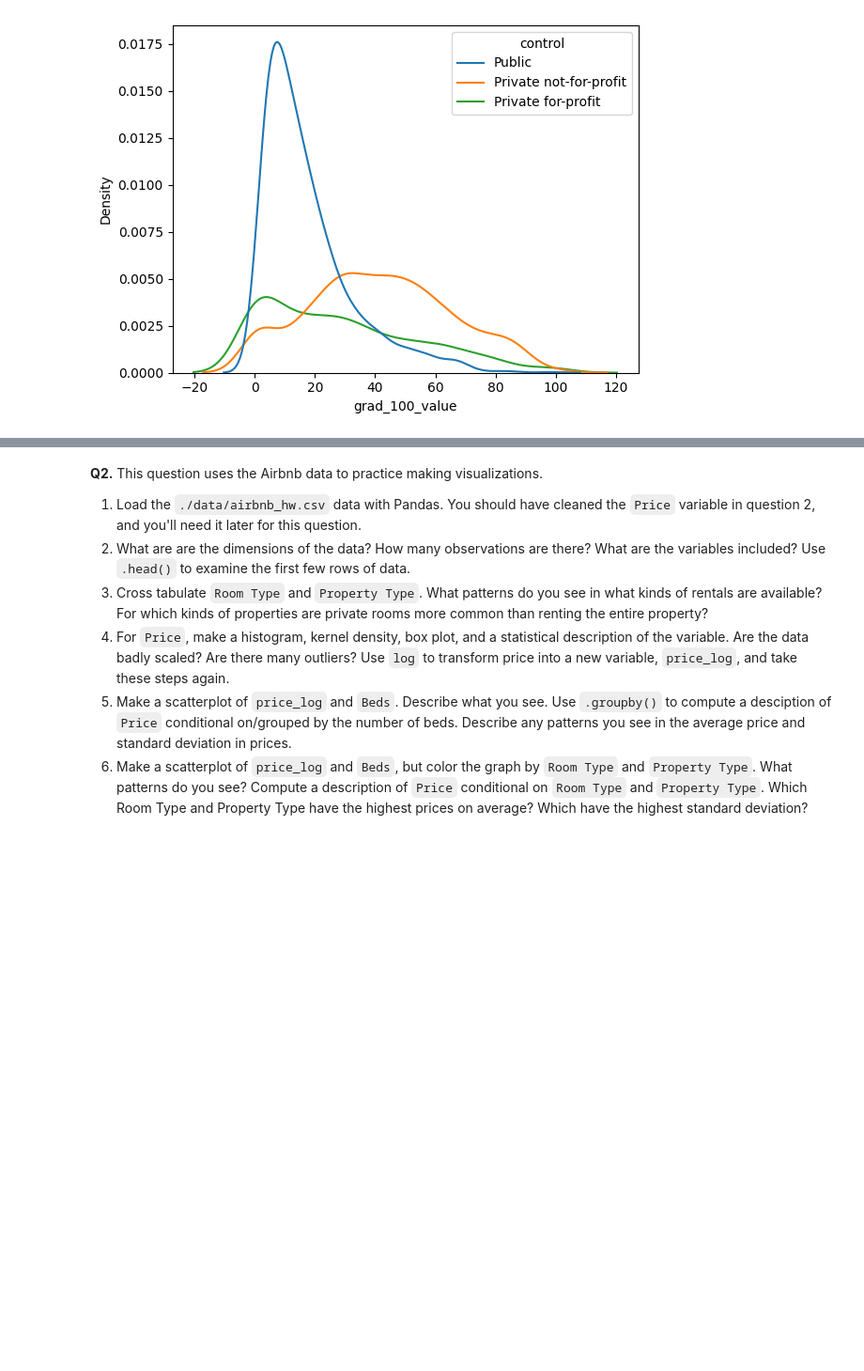
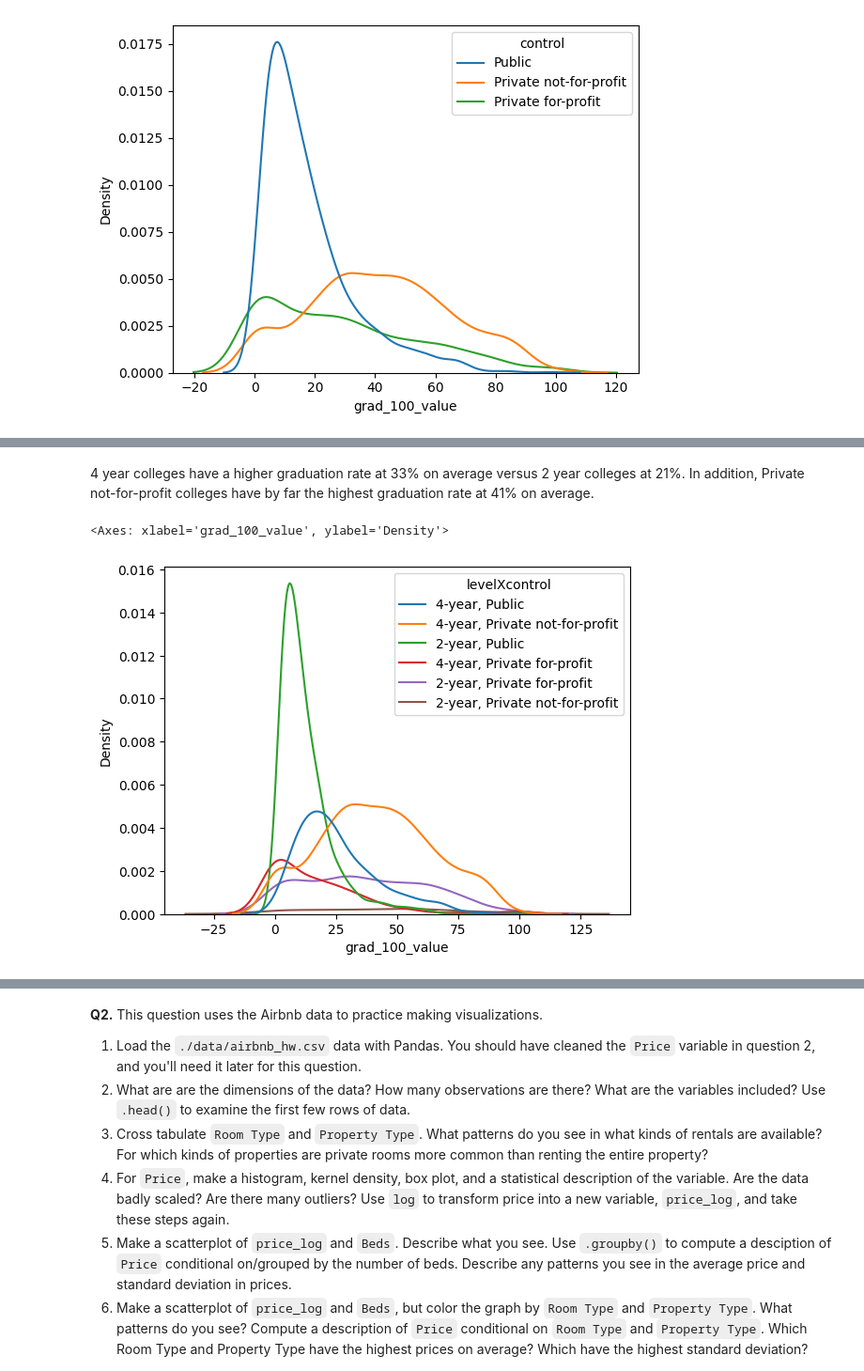
Before and after one commit to Ethan-code-1/visualization, a Jupyter notebook: assignment/assignment.ipynb, the cells around one changed output, grey strips where cells are left out. Shown at 94% size. Cells and saved outputs as stored; diff of their text form; code cells hidden in the pictures; blank space fills up the shorter version.

Commit message:
Completed additional questions

```diff
--- a/assignment/assignment.ipynb
+++ b/assignment/assignment.ipynb
@@ -93,0 +111,11 @@ sns.kdeplot(data = df, x = 'grad_100_value', hue = 'control')
+# %% [markdown]
+4 year colleges have a higher graduation rate at 33% on average versus 2 year colleges at 21%. In addition, Private not-for-profit colleges have by far the highest graduation rate at 41% on average.
+# %%
+dependent_var = 'grad_100_value'
+independent_var = 'levelXcontrol'
+
+df['levelXcontrol'] = df['level']+', '+df['control']
+sns.kdeplot(data = df, x = dependent_var, hue = independent_var)
+# %% [output]
+<Axes: xlabel='grad_100_value', ylabel='Density'>
+[figure, added]
```
Also changed, not shown: parts of 13 cells of this notebook.
